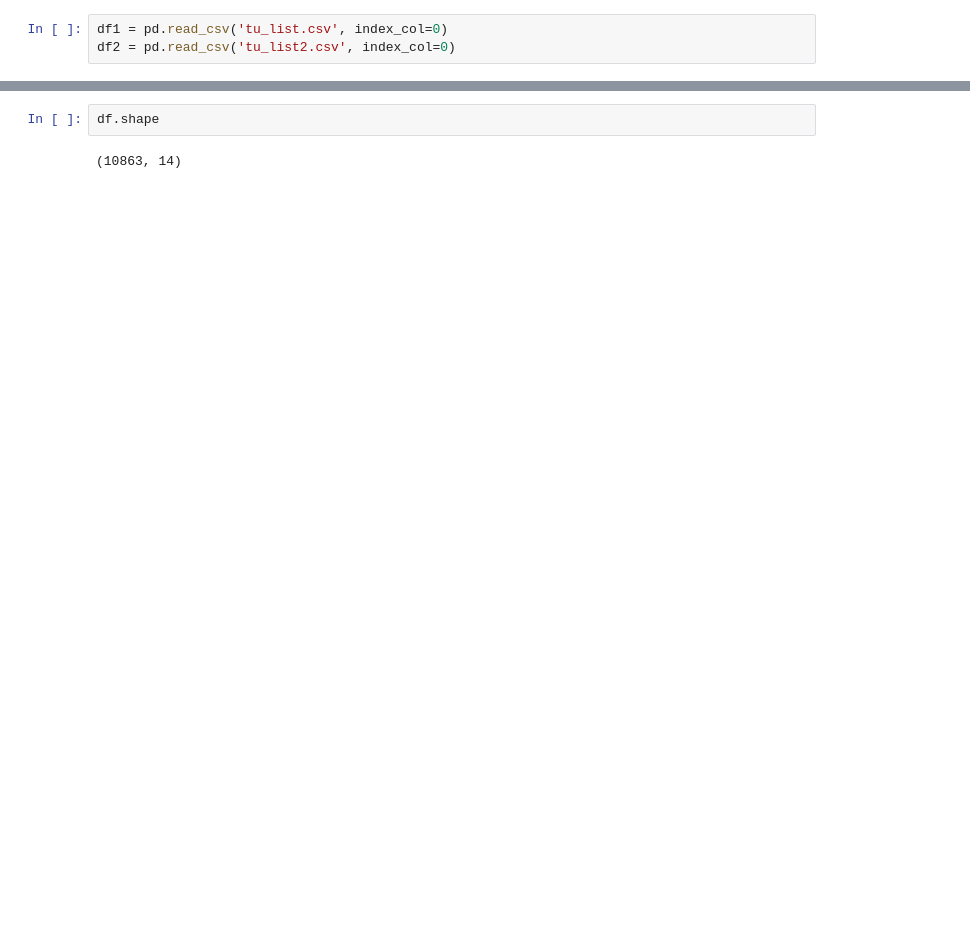
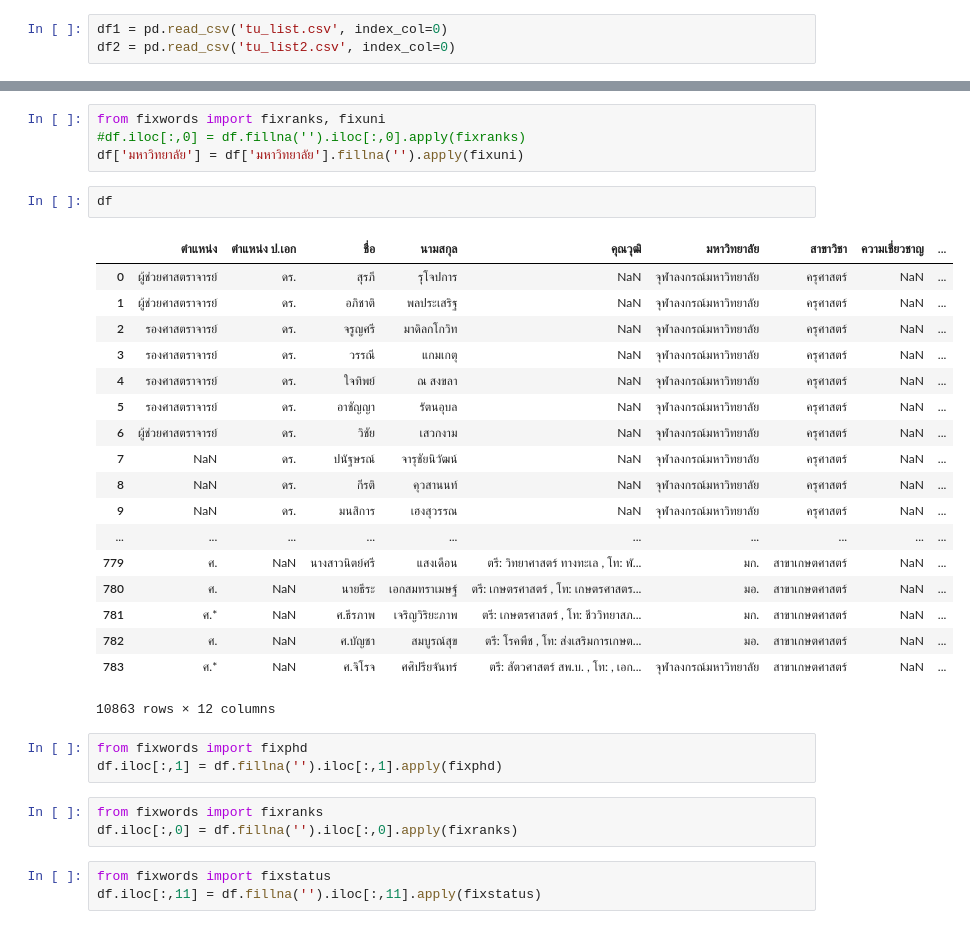
Before and after one commit to sgulyano/TUReader, a Jupyter notebook: combine_csv.ipynb, the cells around one changed output, grey strips where cells are left out. Cells and saved outputs as stored; diff of their text form; blank space fills up the shorter version.

Commit message:
Update fixwords and combine_csv

```diff
--- a/combine_csv.ipynb
+++ b/combine_csv.ipynb
@@ -42,4 +31,34 @@ df
+# %%
+from fixwords import fixranks, fixuni
+#df.iloc[:,0] = df.fillna('').iloc[:,0].apply(fixranks)
+df['มหาวิทยาลัย'] = df['มหาวิทยาลัย'].fillna('').apply(fixuni)
 # %%
-df.shape
+df
 # %% [output]
+|  | ตำแหน่ง | ตำแหน่ง ป.เอก | ชื่อ | นามสกุล | คุณวุฒิ | มหาวิทยาลัย | สาขาวิชา | ความเชี่ยวชาญ | ... |
+| 0 | ผู้ช่วยศาสตราจารย์ | ดร. | สุรภี | รุโจปการ | NaN | จุฬาลงกรณ์มหาวิทยาลัย | ครุศาสตร์ | NaN | ... |
+| 1 | ผู้ช่วยศาสตราจารย์ | ดร. | อภิชาติ | พลประเสริฐ | NaN | จุฬาลงกรณ์มหาวิทยาลัย | ครุศาสตร์ | NaN | ... |
+| 2 | รองศาสตราจารย์ | ดร. | จรูญศรี | มาดิลกโกวิท | NaN | จุฬาลงกรณ์มหาวิทยาลัย | ครุศาสตร์ | NaN | ... |
+| 3 | รองศาสตราจารย์ | ดร. | วรรณี | แกมเกตุ | NaN | จุฬาลงกรณ์มหาวิทยาลัย | ครุศาสตร์ | NaN | ... |
+| 4 | รองศาสตราจารย์ | ดร. | ใจทิพย์ | ณ สงขลา | NaN | จุฬาลงกรณ์มหาวิทยาลัย | ครุศาสตร์ | NaN | ... |
+| 5 | รองศาสตราจารย์ | ดร. | อาชัญญา | รัตนอุบล | NaN | จุฬาลงกรณ์มหาวิทยาลัย | ครุศาสตร์ | NaN | ... |
+| 6 | ผู้ช่วยศาสตราจารย์ | ดร. | วิชัย | เสวกงาม | NaN | จุฬาลงกรณ์มหาวิทยาลัย | ครุศาสตร์ | NaN | ... |
+| 7 | NaN | ดร. | ปนัฐษรณ์ | จารุชัยนิวัฒน์ | NaN | จุฬาลงกรณ์มหาวิทยาลัย | ครุศาสตร์ | NaN | ... |
+| 8 | NaN | ดร. | กีรติ | คุวสานนท์ | NaN | จุฬาลงกรณ์มหาวิทยาลัย | ครุศาสตร์ | NaN | ... |
+| 9 | NaN | ดร. | มนสิการ | เฮงสุวรรณ | NaN | จุฬาลงกรณ์มหาวิทยาลัย | ครุศาสตร์ | NaN | ... |
+| ... | ... | ... | ... | ... | ... | ... | ... | ... | ... |
+| 779 | ศ. | NaN | นางสาวนิตย์ศรี | แสงเดือน | ตรี: วิทยาศาสตร์ ทางทะเล , โท: พั... | มก. | สาขาเกษตศาสตร์ | NaN | ... |
+| 780 | ศ. | NaN | นายธีระ | เอกสมทราเมษฐ์ | ตรี: เกษตรศาสตร์ , โท: เกษตรศาสตร... | มอ. | สาขาเกษตศาสตร์ | NaN | ... |
+| 781 | ศ.* | NaN | ศ.ธีรภาพ | เจริญวิริยะภาพ | ตรี: เกษตรศาสตร์ , โท: ชีววิทยาสภ... | มก. | สาขาเกษตศาสตร์ | NaN | ... |
+| 782 | ศ. | NaN | ศ.บัญชา | สมบูรณ์สุข | ตรี: โรคพืช , โท: ส่งเสริมการเกษต... | มอ. | สาขาเกษตศาสตร์ | NaN | ... |
+| 783 | ศ.* | NaN | ศ.จิโรจ | ศศิปรียจันทร์ | ตรี: สัตวศาสตร์ สพ.บ. , โท: , เอก... | จุฬาลงกรณ์มหาวิทยาลัย | สาขาเกษตศาสตร์ | NaN | ... |
-(10863, 14)
+10863 rows × 12 columns
+# %%
+from fixwords import fixphd
+df.iloc[:,1] = df.fillna('').iloc[:,1].apply(fixphd)
+# %%
+from fixwords import fixranks
+df.iloc[:,0] = df.fillna('').iloc[:,0].apply(fixranks)
+# %%
+from fixwords import fixstatus
+df.iloc[:,11] = df.fillna('').iloc[:,11].apply(fixstatus)
```
Also changed, not shown: parts of 6 cells of this notebook, 1 other file.
